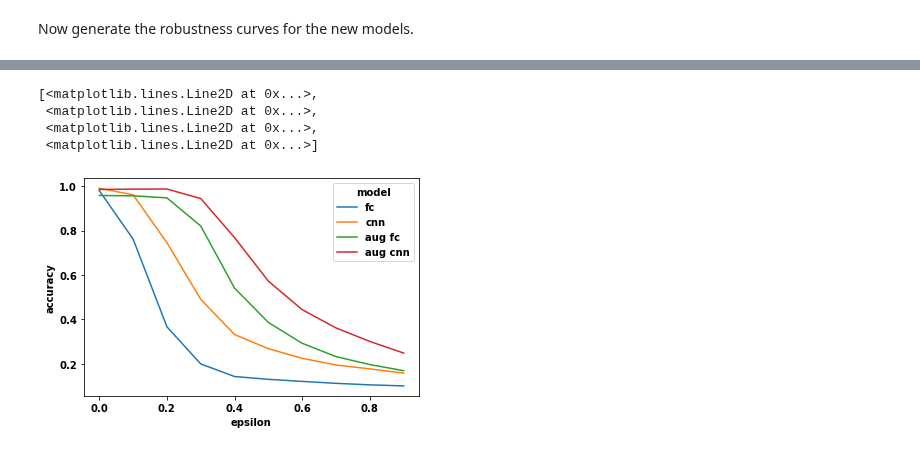
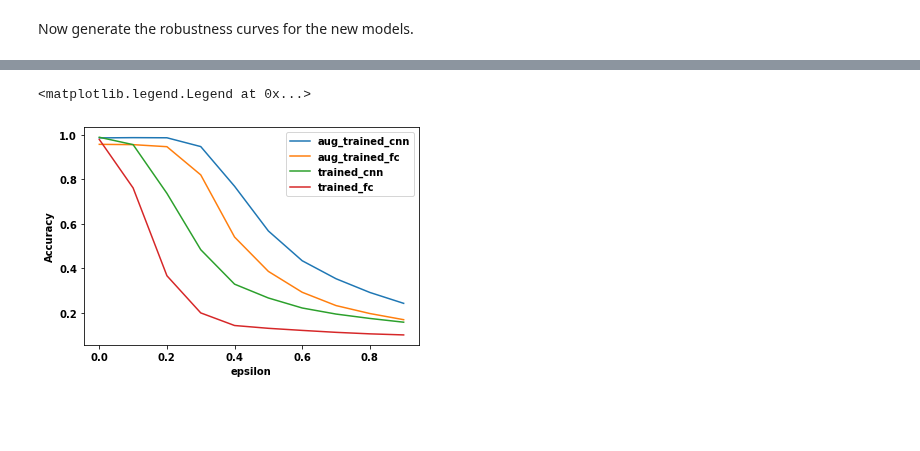
Before and after one commit to mit-ll-responsible-ai/responsible-ai-toolbox, a Jupyter notebook: examples/MNIST-Translation-Robustness.ipynb, the cells around one changed output, grey strips where cells are left out. Saved outputs shown, nothing was run; the diff lists cells and outputs as text; code cells hidden in the pictures; blank space fills up the shorter version.

```diff
--- a/examples/MNIST-Translation-Robustness.ipynb
+++ b/examples/MNIST-Translation-Robustness.ipynb
@@ -163,7 +166,9 @@ def test_model(
             # Save if prediction is correct or not for each sample
             preds.extend((tlogit.argmax(1) == ttarget).float().cpu().numpy())
 
-    return sum(preds) / len(preds)
+    acc = sum(preds) / len(preds)
+    torch.save(dict(Accuracy=acc), "test_metrics.pt")
+    return acc
 # %% [markdown]
 ### Plotting
 
@@ -496,0 +473,7 @@ xdata.plot.line(x="epsilon")
+# %%
+xdata = task.to_xarray(dim="x")
+fig, ax = plt.subplots()
+for name, g in xdata.groupby("model"):
+    for k in g.data_vars:
+        g[k].plot.line(x="epsilon", ax=ax, label=name)
+plt.legend()
@@ -561,14 +549,11 @@ bar_chart(cnn_tests, fc_tests, aug_cnn_tests, aug_fc_tests)
 # %% [markdown]
 Now generate the robustness curves for the new models.
 # %%
-(aug_curve_jobs,) = launch(
-    Config,
-    curve_task_fn,
-    overrides=[
-        "model=aug_trained_fc,aug_trained_cnn",
-        "+job_epsilon='range(0,1,0.1)'",
-    ],
-    config_name="robustness_curve",
-    multirun=True,
+task_aug = TranslationRobustness(Config)
+task_aug.run(
+    model="aug_trained_fc,aug_trained_cnn", epsilon="range(0,1,0.1)",
 )
+
+fig, ax = plt.subplots()
+task_aug.plot("Accuracy", ax=ax, group="model")
 # %% [output]
@@ -592,8 +579,6 @@ Finished Job
 # %%
-exp_coord = xr.DataArray(
-    ["aug fc", "aug cnn"], name="model", dims=["model"], coords=[exp_inds]
-)
-aug_xdata = xr.concat(([c.return_value for c in aug_curve_jobs]), exp_coord)
-all_xdata = xr.concat((xdata, aug_xdata), dim="model")
-all_xdata.to_dataframe()
+xdata = task.to_xarray(dim="x")
+aug_xdata = task_aug.to_xarray()
+all_xdata = xr.concat((xdata, aug_xdata), dim="x")
+all_xdata
 # %% [output]
@@ -618,8 +593,9 @@ all_xdata.to_dataframe()
 # %%
-all_xdata.plot.line(x="epsilon")
+fig, ax = plt.subplots()
+for name, g in all_xdata.groupby("model"):
+    for k in g.data_vars:
+        g[k].plot.line(x="epsilon", ax=ax, label=name)
+plt.legend()
 # %% [output]
-[<matplotlib.lines.Line2D at 0x...>,
- <matplotlib.lines.Line2D at 0x...>,
- <matplotlib.lines.Line2D at 0x...>,
- <matplotlib.lines.Line2D at 0x...>]
+<matplotlib.legend.Legend at 0x...>
-[figure, old version]
+[figure, new version]
```
Also changed, not shown: parts of 16 cells of this notebook, 1 other file.
